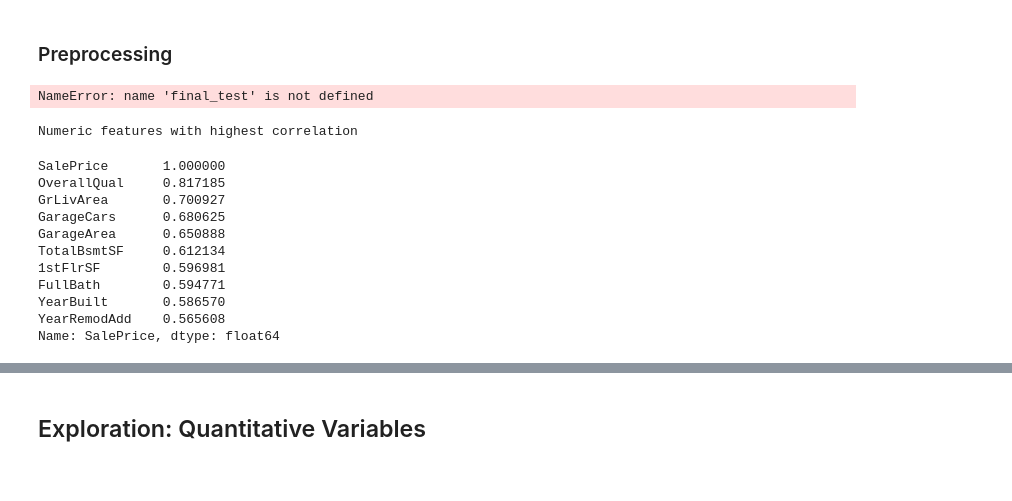
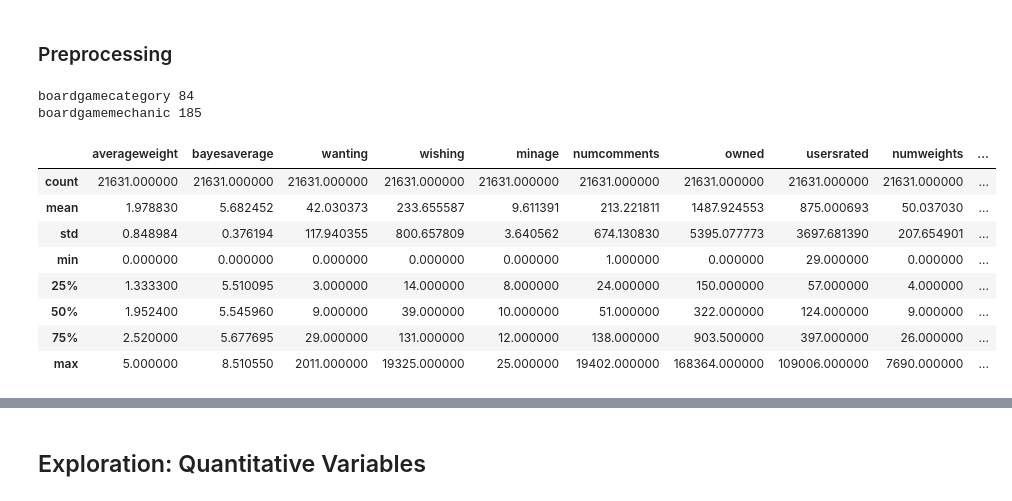
Before and after one commit to jvanelteren/boardgamegeek, a Jupyter notebook: 1Exploratory Data Analysis from housing.ipynb, the cells around one changed output, grey strips where cells are left out. Saved outputs shown, nothing was run; the diff lists cells and outputs as text; code cells hidden in the pictures.

```diff
--- a/1Exploratory Data Analysis from housing.ipynb
+++ b/1Exploratory Data Analysis from housing.ipynb
@@ -169,28 +174,49 @@ ax1.set_xlabel('Complexity score of a game (1=light, 5=heavy)');
 There is some relation between the weight/complexity of the game and the score. More complex games get higher scores, it's almost a 1 point difference between a game with weight 1 and 5.
 # %% [markdown]
 ### Preprocessing
-# %%
-cat_x = [(col,round(-correlation_ratio(train[col],train[y_col]),2)) for col in final_test.columns if final_test[col].dtype == 'object']
-cat_x.sort(key = lambda x: x[1])
-print('Categorical features with highest correlation ratio')
-cat_x[:10]
-# %% [output]
-NameError: name 'final_test' is not defined
-# %%
-corr = train.corr()[y_col]
-corr = corr.sort_values(ascending=False)
-print('Numeric features with highest correlation')
-corr[:10]
-# %% [output]
-Numeric features with highest correlation
-SalePrice       1.000000
-OverallQual     0.817185
-GrLivArea       0.700927
-GarageCars      0.680625
-GarageArea      0.650888
-TotalBsmtSF     0.612134
-1stFlrSF        0.596981
-FullBath        0.594771
-YearBuilt       0.586570
-YearRemodAdd    0.565608
-Name: SalePrice, dtype: float64
+# %%
+df = pd.read_csv('games_detailed_info.csv')
+from aocutils.datascience import nan_inspect
+# %%
+# drop irrelevant variables
+
+relevant = ['yearpublished', 'minplayers', 'maxplayers',
+        'playingtime', 'minplaytime',
+       'maxplaytime', 'minage', 'boardgamecategory', 'boardgamemechanic',
+       'usersrated', 'average', 'bayesaverage', 'stddev', 'owned',
+       'trading', 'wanting', 'wishing', 'numcomments', 'numweights',
+       'averageweight']
+# maybe for later, now exclude:
+# 'suggested_num_players', 'suggested_playerage','suggested_language_dependence',
+df = df[relevant]
+num_x, cat_x = types(df, 'average')
+# %%
+chars = "[]'\""
+# df = df.rename(columns = lambda x:re.sub('[^A-Za-z0-9_,]+', '', x))
+
+onehot = ['boardgamecategory', 'boardgamemechanic']
+for cat in onehot:
+    # df[cat] = df[cat].str.replace('[/]+', ",", regex=True)
+    df[cat] = df[cat].str.replace('[^A-Za-z0-9_,]+', "", regex=True)
+    df[cat] = df[cat].str.replace('[^A-Za-z0-9_,]+', "", regex=True)
+    onehotencoded = df[cat].str.get_dummies(sep=',',)
+    onehotencoded.fillna(0, inplace=True)
+    print(cat, len(onehotencoded.columns))
+    df = pd.concat([df.drop(cat, axis=1), onehotencoded], axis=1)
+    # some columns like Deduction are duplicated, since they appear in both category and mechanic
+    df = df.loc[:,~df.columns.duplicated()]
+# %% [output]
+boardgamecategory 84
+boardgamemechanic 185
+# %%
+df[num_x].describe()
+# %% [output]
+|  | averageweight | bayesaverage | wanting | wishing | minage | numcomments | owned | usersrated | numweights | ... |
+| count | 21631.000000 | 21631.000000 | 21631.000000 | 21631.000000 | 21631.000000 | 21631.000000 | 21631.000000 | 21631.000000 | 21631.000000 | ... |
+| mean | 1.978830 | 5.682452 | 42.030373 | 233.655587 | 9.611391 | 213.221811 | 1487.924553 | 875.000693 | 50.037030 | ... |
+| std | 0.848984 | 0.376194 | 117.940355 | 800.657809 | 3.640562 | 674.130830 | 5395.077773 | 3697.681390 | 207.654901 | ... |
+| min | 0.000000 | 0.000000 | 0.000000 | 0.000000 | 0.000000 | 1.000000 | 0.000000 | 29.000000 | 0.000000 | ... |
+| 25% | 1.333300 | 5.510095 | 3.000000 | 14.000000 | 8.000000 | 24.000000 | 150.000000 | 57.000000 | 4.000000 | ... |
+| 50% | 1.952400 | 5.545960 | 9.000000 | 39.000000 | 10.000000 | 51.000000 | 322.000000 | 124.000000 | 9.000000 | ... |
+| 75% | 2.520000 | 5.677695 | 29.000000 | 131.000000 | 12.000000 | 138.000000 | 903.500000 | 397.000000 | 26.000000 | ... |
+| max | 5.000000 | 8.510550 | 2011.000000 | 19325.000000 | 25.000000 | 19402.000000 | 168364.000000 | 109006.000000 | 7690.000000 | ... |
```
Also changed, not shown: parts of 15 cells of this notebook.
